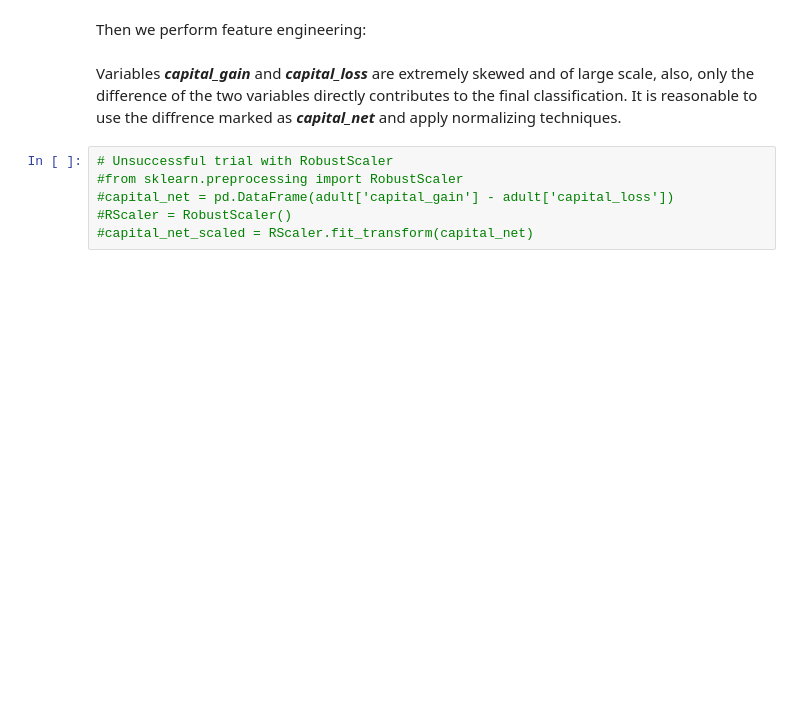
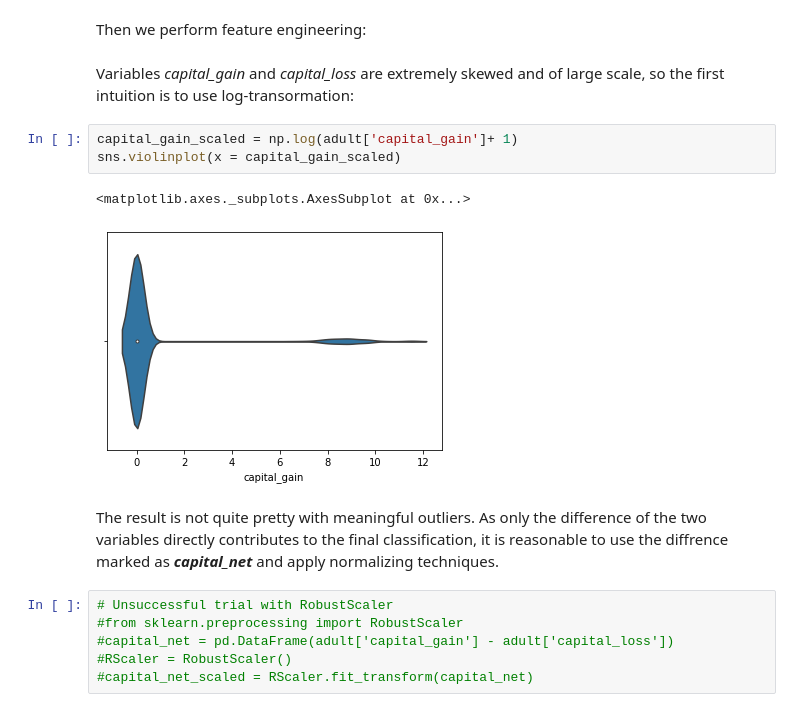
Before and after one commit to WendyNi98/Income-Prediction-with-Census-Data, a Jupyter notebook: Income Prediction Based on Census Income Dataset - Wendy Ni.ipynb, the cells around one changed output. Saved outputs shown, nothing was run; the diff lists cells and outputs as text; blank space fills up the shorter version.

```diff
--- a/Income Prediction Based on Census Income Dataset - Wendy Ni.ipynb
+++ b/Income Prediction Based on Census Income Dataset - Wendy Ni.ipynb
@@ -193,8 +188,16 @@ The dataset is quite clean as there are only 3 columns ***workclass***, ***occup
 Since most columns do not contain null values, no row needs to be dropped.
 # %% [markdown]
 Then we perform feature engineering:
+# %% [markdown]
+Variables *capital_gain* and *capital_loss* are extremely skewed and of large scale, so the first intuition is to use log-transormation:
+# %%
+capital_gain_scaled = np.log(adult['capital_gain']+ 1)
+sns.violinplot(x = capital_gain_scaled)
+# %% [output]
+<matplotlib.axes._subplots.AxesSubplot at 0x...>
+[figure, added]
 # %% [markdown]
-Variables ***capital_gain*** and ***capital_loss*** are extremely skewed and of large scale, also, only the difference of the two variables directly contributes to the final classification. It is reasonable to use the diffrence marked as ***capital_net*** and apply normalizing techniques.
+The result is not quite pretty with meaningful outliers. As only the difference of the two variables directly contributes to the final classification, it is reasonable to use the diffrence marked as ***capital_net*** and apply normalizing techniques.
 # %%
 # Unsuccessful trial with RobustScaler
 #from sklearn.preprocessing import RobustScaler
```
Also changed, not shown: parts of 1 cell of this notebook.
